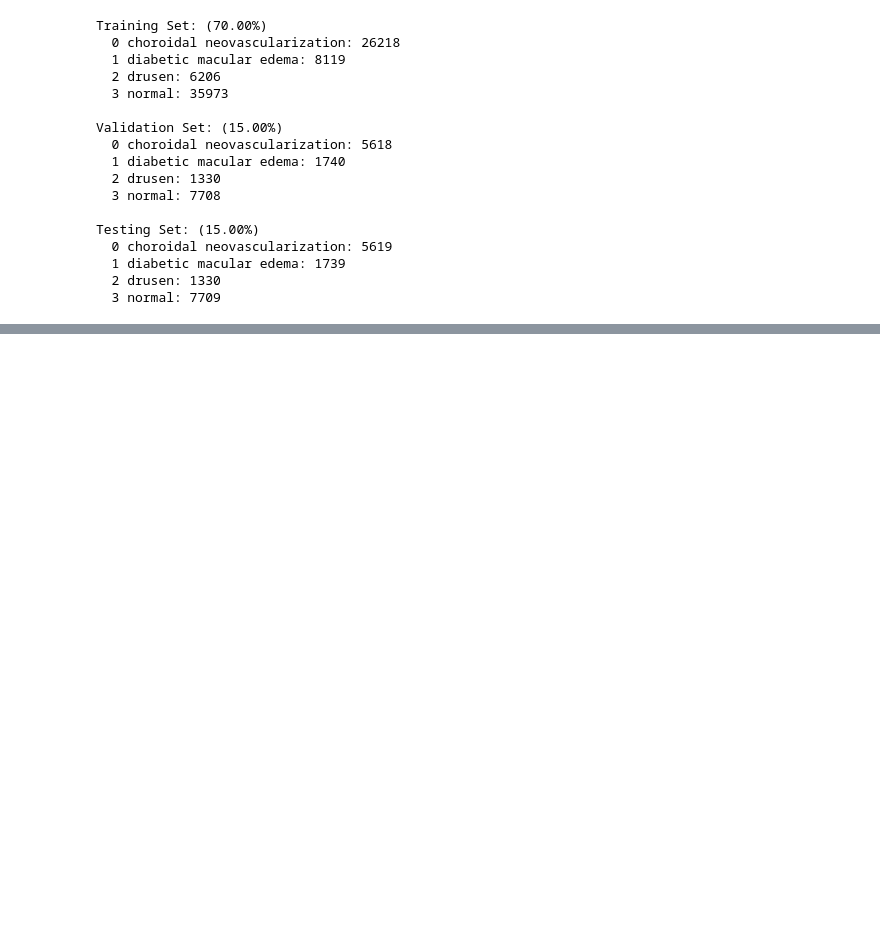
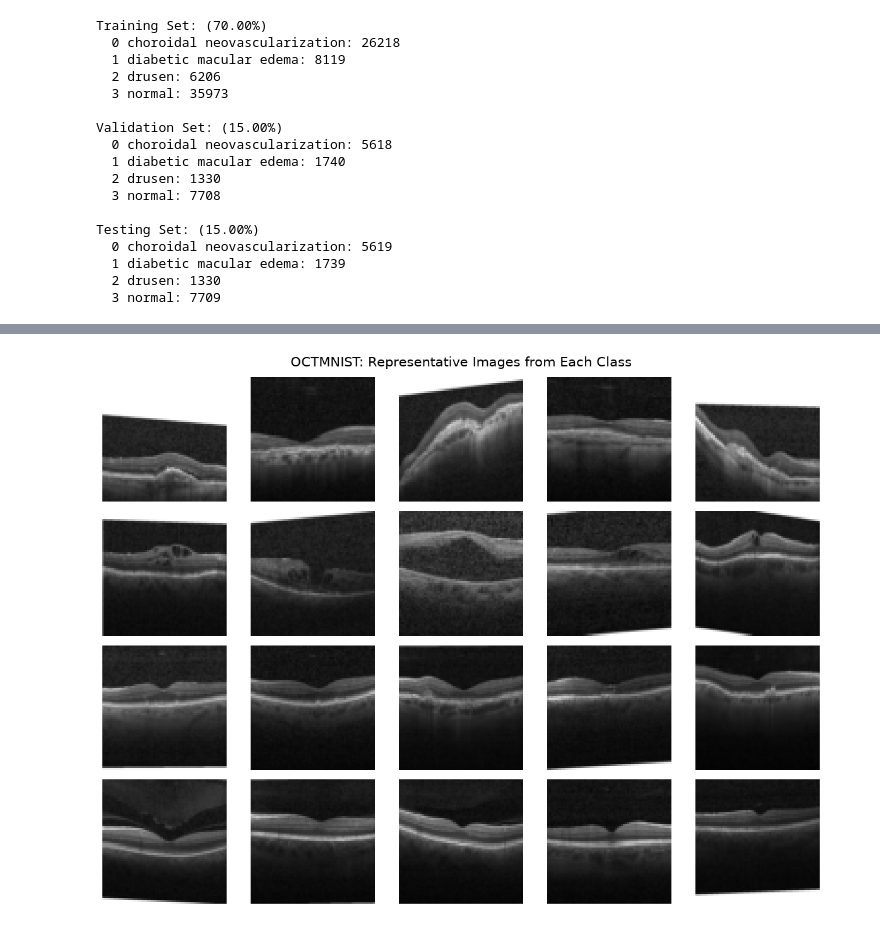
Before and after one commit to nadundeshitha/Oasis-EN3150-A3, a Jupyter notebook: notebooks/01_data_preprocessing.ipynb, the cells around one changed output, grey strips where cells are left out. Saved outputs shown, nothing was run; the diff lists cells and outputs as text; code cells hidden in the pictures; blank space fills up the shorter version.

Commit message:
feat(data): complete OCTMNIST preprocessing and validation

```diff
--- a/notebooks/01_data_preprocessing.ipynb
+++ b/notebooks/01_data_preprocessing.ipynb
@@ -105,11 +116,15 @@ Remaining: (32793, 64, 64)
 # %%
-X_val, X_test, y_val, y_test = train_test_split(
-    X_temp,
-    y_temp,
+val_idx, test_idx = train_test_split(
+    temp_idx,
     test_size=0.50,
     random_state=42,
-    stratify=y_temp
+    stratify=y_all[temp_idx]
 )
+
+# Construct image and label partitions
+X_train, y_train = X_all[train_idx], y_all[train_idx]
+X_val, y_val = X_all[val_idx], y_all[val_idx]
+X_test, y_test = X_all[test_idx], y_all[test_idx]
 
 print("Training:", X_train.shape)
 print("Validation:", X_val.shape)
@@ -121,14 +136,14 @@ Testing: (16397, 64, 64)
 # %% [markdown]
 Verify the splitting ratios and class distributions.
 # %%
-for set, labels in [
+for split_name, labels in [
     ("Training", y_train),
     ("Validation", y_val),
     ("Testing", y_test)
 ]:
     counts = np.bincount(labels.flatten(), minlength=len(class_ids))
 
-    print(f"\n{set} Set: ({len(labels)/total*100:.2f}%)")
+    print(f"\n{split_name} Set: ({len(labels)/total*100:.2f}%)")
 
     for class_id in class_ids:
         name = info["label"][class_id]
@@ -154,0 +349,70 @@ Testing Set: (15.00%)
+# %%
+import matplotlib.pyplot as plt
+import numpy as np
+
+class_names = {
+    0: "CNV",
+    1: "DME",
+    2: "Drusen",
+    3: "Normal"
+}
+
+samples_per_class = 5
+rng = np.random.default_rng(42)
+
+fig, axes = plt.subplots(
+    4, samples_per_class,
+    figsize=(12, 9)
+)
+
+for class_id, class_name in class_names.items():
+
+    # Find images belonging to this class
+    class_indices = np.where(y_train == class_id)[0]
+
+    # Randomly select representative samples
+    selected_indices = rng.choice(
+        class_indices,
+        size=samples_per_class,
+        replace=False
+    )
+
+    for col, idx in enumerate(selected_indices):
+
+        ax = axes[class_id, col]
+
+        ax.imshow(
+            X_train[idx],
+            cmap="gray",
+            vmin=0,
+            vmax=255
+        )
+
+        ax.axis("off")
+
+        if col == 0:
+            ax.set_ylabel(
+                class_name,
+                fontsize=12,
+                rotation=90,
+                labelpad=12
+            )
+            ax.yaxis.set_label_position("left")
+
+fig.suptitle(
+    "OCTMNIST: Representative Images from Each Class",
+    fontsize=15
+)
+
+plt.tight_layout()
+
+# Save for the assignment report
+plt.savefig(
+    "../data/octmnist_samples.png",
+    dpi=200,
+    bbox_inches="tight"
+)
+
+plt.show()
+# %% [output]
+[figure, added]
```
Also changed, not shown: parts of 12 cells of this notebook.
